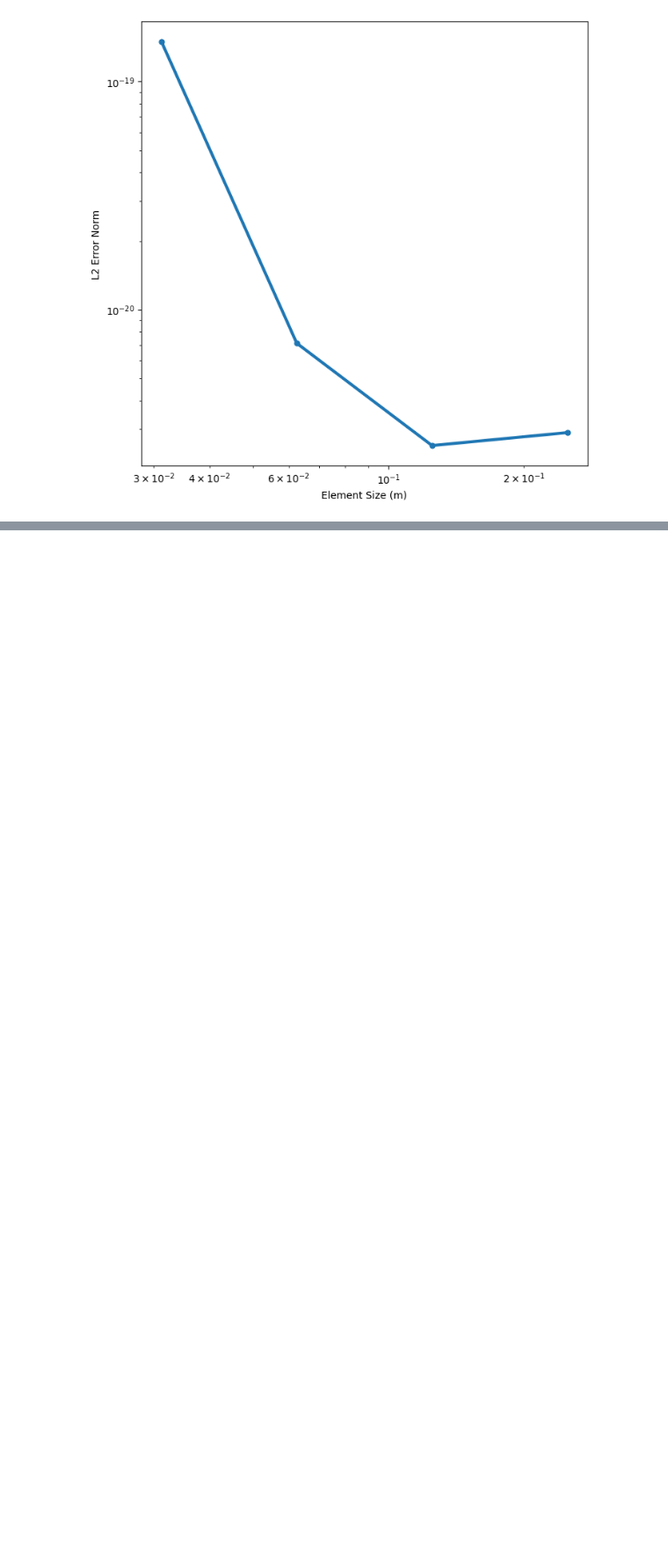
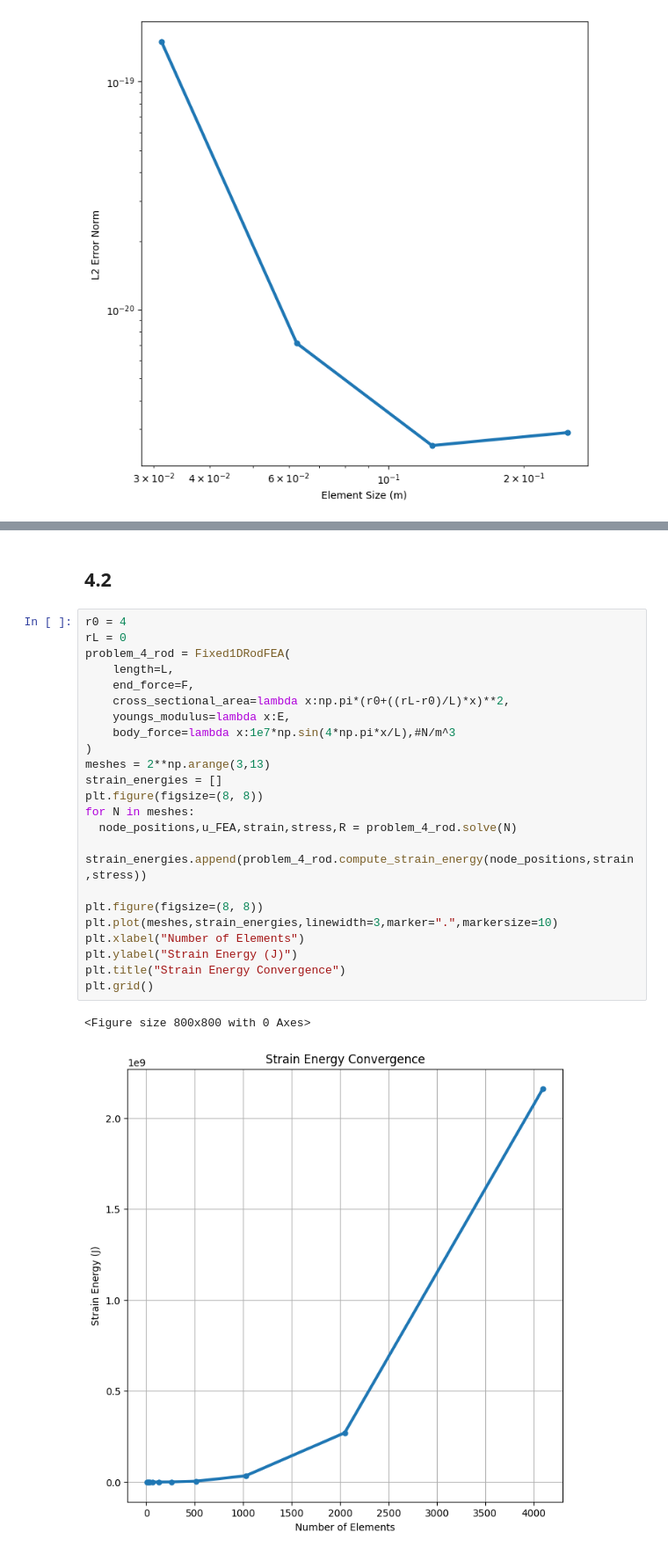
Before and after one commit to Ali-7800/ME471, a Jupyter notebook: projects/project_1.ipynb, the cells around one changed output, grey strips where cells are left out. Shown: that part at 88% size. Saved outputs shown, nothing was run; the diff lists cells and outputs as text; blank space fills up the shorter version.

Commit message:
problem 4.2

```diff
--- a/projects/project_1.ipynb
+++ b/projects/project_1.ipynb
@@ -201,3 +194,31 @@ plt.grid()
 # %% [output]
 <Figure size 800x800 with 0 Axes>
 [figure]
+# %% [markdown]
+## 4.2
+# %%
+r0 = 4
+rL = 0
+problem_4_rod = Fixed1DRodFEA(
+    length=L,
+    end_force=F,
+    cross_sectional_area=lambda x:np.pi*(r0+((rL-r0)/L)*x)**2,
+    youngs_modulus=lambda x:E,
+    body_force=lambda x:1e7*np.sin(4*np.pi*x/L),#N/m^3
+)
+meshes = 2**np.arange(3,13)
+strain_energies = []
+plt.figure(figsize=(8, 8))
+for N in meshes:
+  node_positions,u_FEA,strain,stress,R = problem_4_rod.solve(N)
+  strain_energies.append(problem_4_rod.compute_strain_energy(node_positions,strain,stress))
+
+plt.figure(figsize=(8, 8))
+plt.plot(meshes,strain_energies,linewidth=3,marker=".",markersize=10)
+plt.xlabel("Number of Elements")
+plt.ylabel("Strain Energy (J)")
+plt.title("Strain Energy Convergence")
+plt.grid()
+# %% [output]
+<Figure size 800x800 with 0 Axes>
+[figure, added]
```
Also changed, not shown: parts of 2 cells of this notebook.
